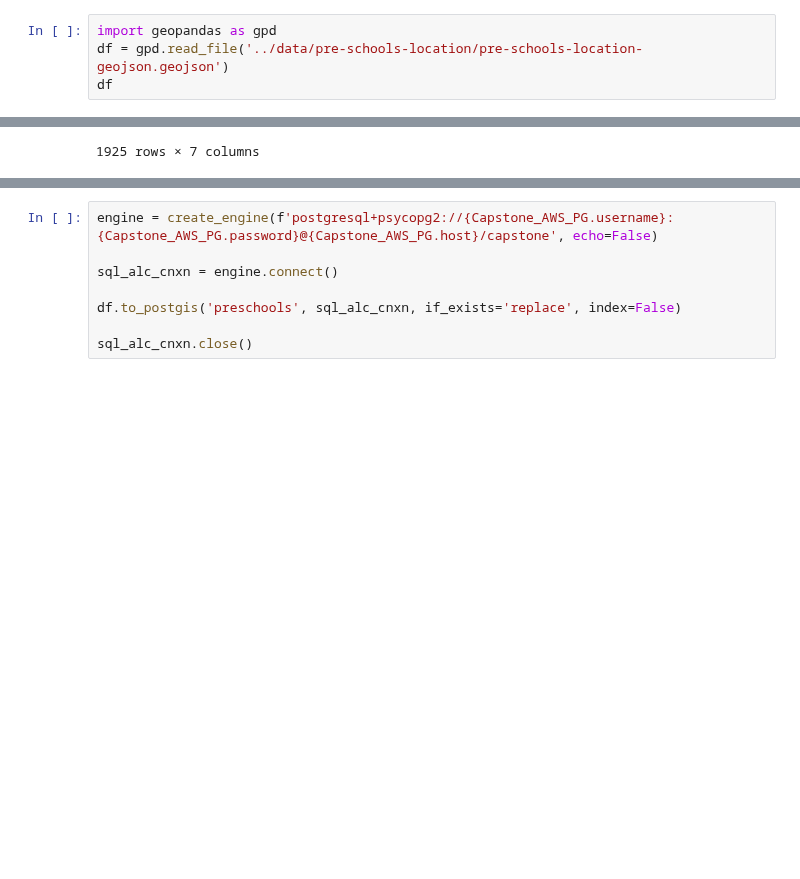
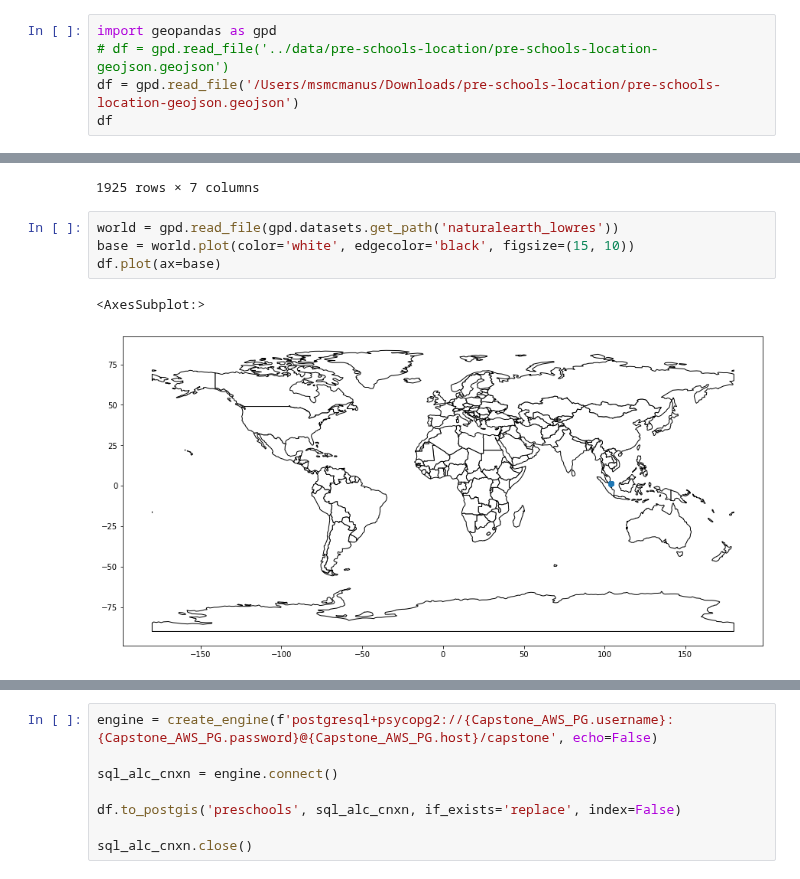
Before and after one commit to mcmanus-git/Singapore-HDB, a Jupyter notebook: michael/EDA/preschool_data_cleaning.ipynb, the cells around one changed output, grey strips where cells are left out. Saved outputs shown, nothing was run; the diff lists cells and outputs as text; blank space fills up the shorter version.

```diff
--- a/michael/EDA/preschool_data_cleaning.ipynb
+++ b/michael/EDA/preschool_data_cleaning.ipynb
@@ -29,5 +29,6 @@ import numpy as np
 1925 rows × 3 columns
 # %%
 import geopandas as gpd
-df = gpd.read_file('../data/pre-schools-location/pre-schools-location-geojson.geojson')
+# df = gpd.read_file('../data/pre-schools-location/pre-schools-location-geojson.geojson')
+df = gpd.read_file('/Users/msmcmanus/Downloads/pre-schools-location/pre-schools-location-geojson.geojson')
 df
@@ -96,3 +118,10 @@ df
 | 1923 | P &amp; J Kindergarten | PT9661 | 35 Windsor Park Road, Windsor Par... | 574141 | 50EBBF878EBACFB7 | 20200812235535 | POINT Z (103.82625 1.35732 0.00000) |
 | 1924 | Paper Scissors Stone Montessori K... | PT9613 | 30 Jalan Pergam , S488306 | 488306 | 32505D25411A359E | 20200812235535 | POINT Z (103.96143 1.34362 0.00000) |
 1925 rows × 7 columns
+# %%
+world = gpd.read_file(gpd.datasets.get_path('naturalearth_lowres'))
+base = world.plot(color='white', edgecolor='black', figsize=(15, 10))
+df.plot(ax=base)
+# %% [output]
+<AxesSubplot:>
+[figure, added]
```
Also changed, not shown: parts of 3 cells of this notebook, 4 other files.
